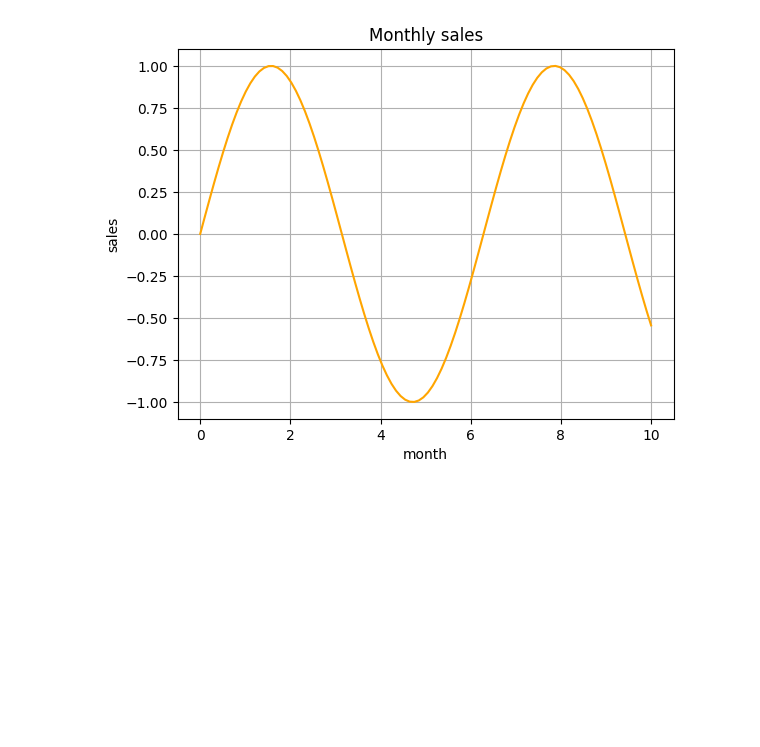
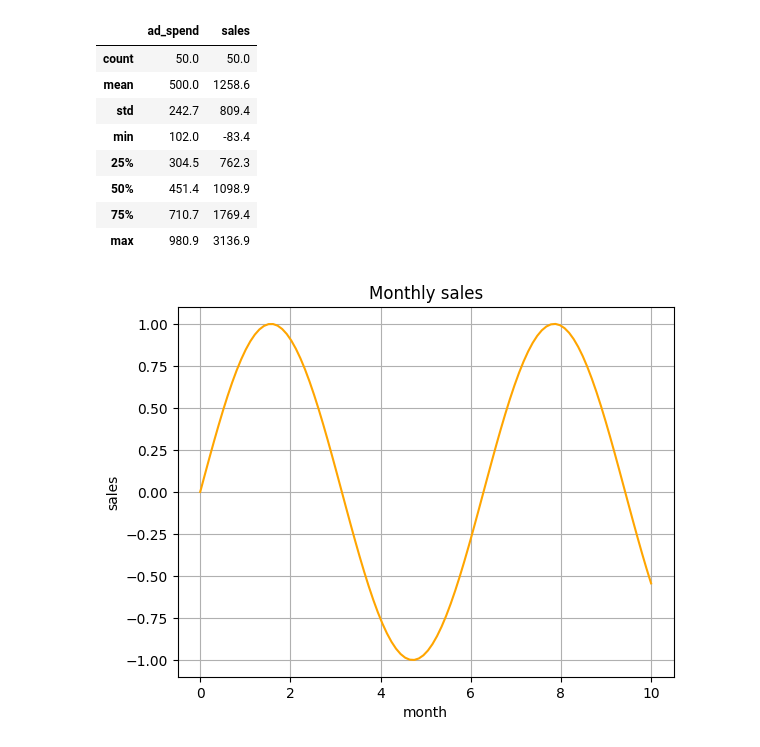
Before and after one commit to pyj-0313/ML, a Jupyter notebook: 실습코드/04머신러닝/03시각화/예시.ipynb, the cells around one changed output. Drawn from its saved outputs; the diff is of its cells as text; code cells hidden in the pictures; blank space fills up the shorter version.

```diff
--- a/실습코드/04머신러닝/03시각화/예시.ipynb
+++ b/실습코드/04머신러닝/03시각화/예시.ipynb
@@ -15 +16,9 @@ ad_spend = np.random.uniform(100, 1000, 50)       # 광고비 50건
 sales = ad_spend * 2.5 + np.random.normal(0, 500, 50)  # 매출 (광고비에 비례 + 잡음)
+# %%
+# ------------------------------------------------------------
+# [데이터 살펴보기 · EDA] 그리기 전에 '표'로 먼저 확인 (광고비-매출)
+#   · 그래프는 결국 숫자 표를 그림으로 바꾼 것 → 표부터 눈으로 보기
+# ------------------------------------------------------------
+df = pd.DataFrame({'ad_spend': ad_spend, 'sales': sales})   # 광고비·매출을 표로 묶기
+print('데이터 크기(행, 열):', df.shape)           # (50, 2) 확인 (광고 캠페인 50건 × 값 2개)
+df.head()                                          # 앞 5줄 미리보기 (광고비-매출 짝 확인)
@@ -16,3 +33,18 @@ sales = ad_spend * 2.5 + np.random.normal(0, 500, 50)  # 매출 (광고비에
+# %%
+# ------------------------------------------------------------
+# [데이터 살펴보기] 값 범위 요약 (min/max/평균으로 분포 감 잡기)
+# ------------------------------------------------------------
+df.describe().round(1)                             # 요약 통계 (광고비·매출의 최소~최대·평균)
+# %% [output]
+|  | ad_spend | sales |
+| count | 50.0 | 50.0 |
+| mean | 500.0 | 1258.6 |
+| std | 242.7 | 809.4 |
+| min | 102.0 | -83.4 |
+| 25% | 304.5 | 762.3 |
+| 50% | 451.4 | 1098.9 |
+| 75% | 710.7 | 1769.4 |
+| max | 980.9 | 3136.9 |
 # %%
 # ------------------------------------------------------------
 # [목적] 선 그래프 — 시간에 따른 '변화'
```
Also changed, not shown: parts of 4 cells of this notebook, 6 other files.
